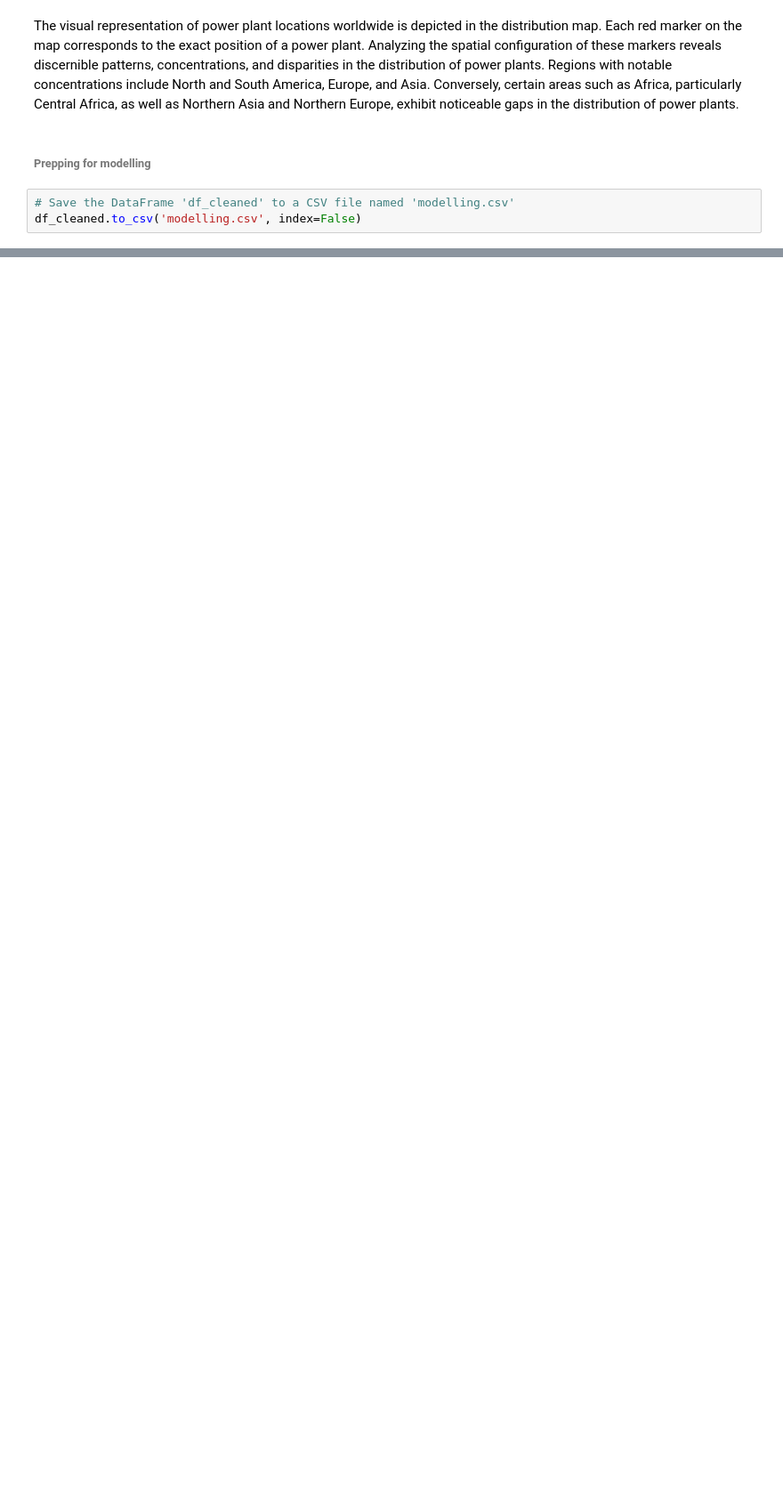
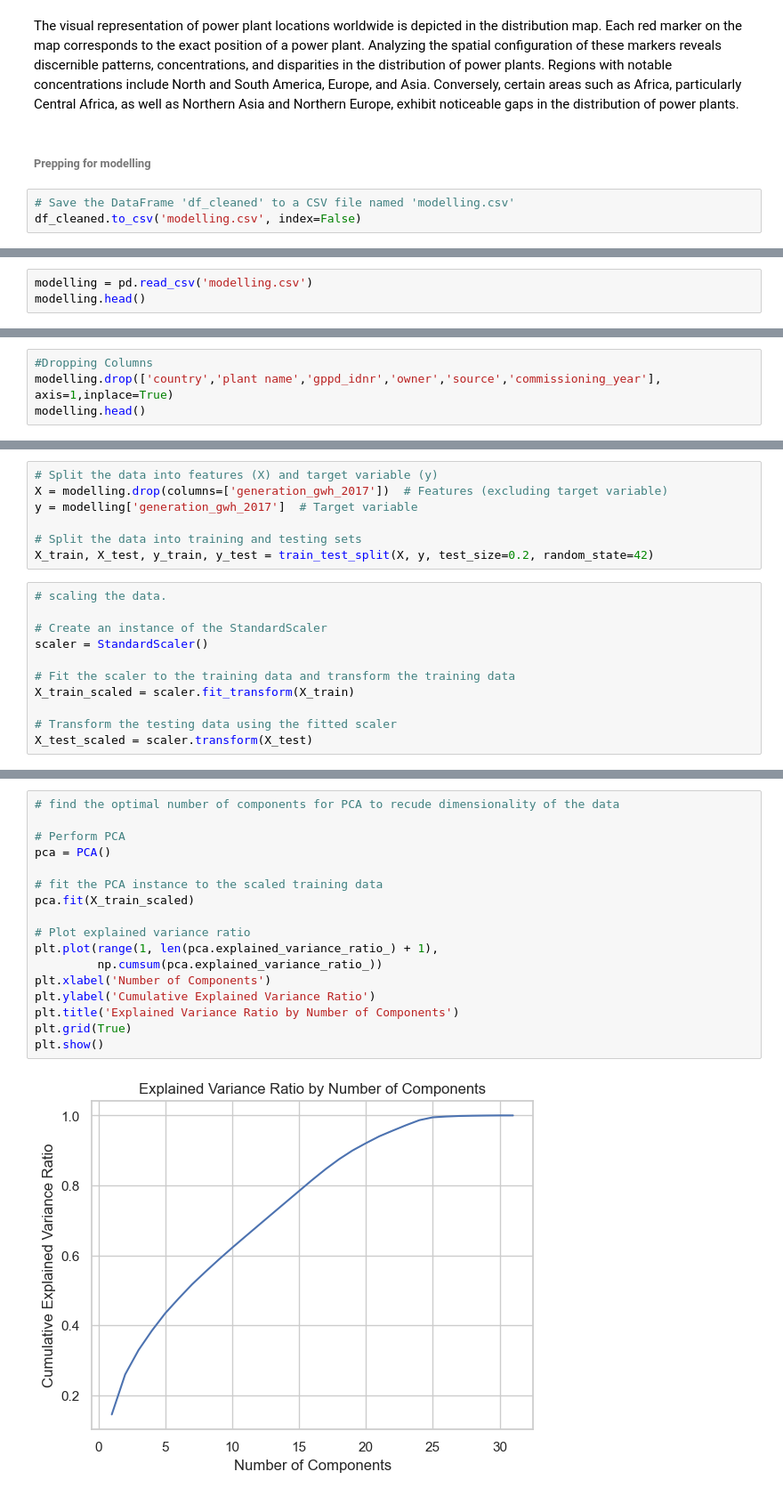
Before and after one commit to marttech26/GLOBAL-POWER-ANALYSIS, a Jupyter notebook: globalpowerplant.ipynb, the cells around one changed output, grey strips where cells are left out. Shown at 89% size. Saved outputs shown, nothing was run; the diff lists cells and outputs as text; blank space fills up the shorter version.

```diff
--- a/globalpowerplant.ipynb
+++ b/globalpowerplant.ipynb
@@ -559,0 +578,3 @@ df_cleaned.to_csv('modelling.csv', index=False)
+# %%
+modelling = pd.read_csv('modelling.csv')
+modelling.head()
@@ -559,0 +591,4 @@ df_cleaned.to_csv('modelling.csv', index=False)
+# %%
+#Dropping Columns
+modelling.drop(['country','plant name','gppd_idnr','owner','source','commissioning_year'], axis=1,inplace=True)
+modelling.head()
@@ -559,0 +626,18 @@ df_cleaned.to_csv('modelling.csv', index=False)
+# %%
+# Split the data into features (X) and target variable (y)
+X = modelling.drop(columns=['generation_gwh_2017'])  # Features (excluding target variable)
+y = modelling['generation_gwh_2017']  # Target variable
+
+# Split the data into training and testing sets
+X_train, X_test, y_train, y_test = train_test_split(X, y, test_size=0.2, random_state=42)
+# %%
+# scaling the data.
+
+# Create an instance of the StandardScaler
+scaler = StandardScaler()
+
+# Fit the scaler to the training data and transform the training data
+X_train_scaled = scaler.fit_transform(X_train)
+
+# Transform the testing data using the fitted scaler
+X_test_scaled = scaler.transform(X_test)
@@ -559,0 +681,19 @@ df_cleaned.to_csv('modelling.csv', index=False)
+# %%
+# find the optimal number of components for PCA to recude dimensionality of the data
+
+# Perform PCA
+pca = PCA()
+
+# fit the PCA instance to the scaled training data
+pca.fit(X_train_scaled)
+
+# Plot explained variance ratio
+plt.plot(range(1, len(pca.explained_variance_ratio_) + 1),
+         np.cumsum(pca.explained_variance_ratio_))
+plt.xlabel('Number of Components')
+plt.ylabel('Cumulative Explained Variance Ratio')
+plt.title('Explained Variance Ratio by Number of Components')
+plt.grid(True)
+plt.show()
+# %% [output]
+[figure, added]
```
Also changed, not shown: parts of 20 cells of this notebook.
